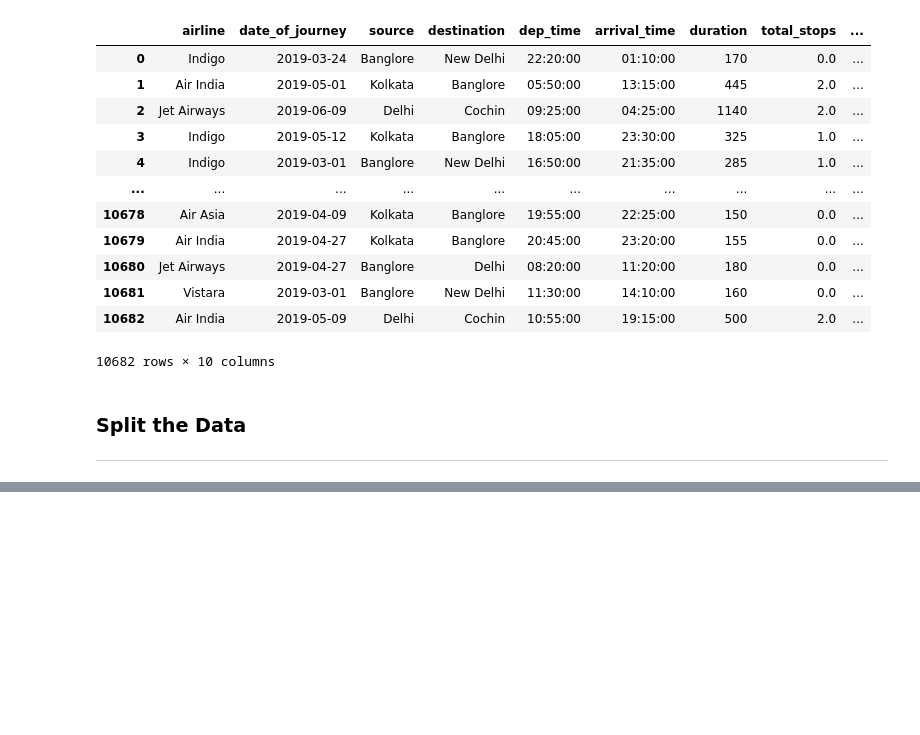
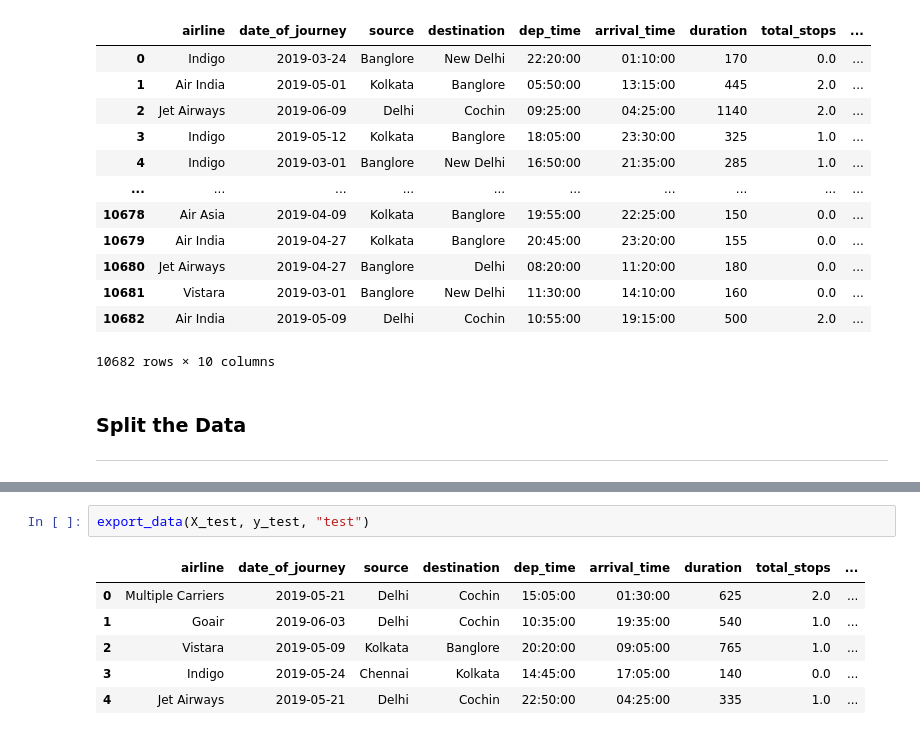
Before and after one commit to SaRvEsH-NaIr/sagemaker-flight-prices-prediction, a Jupyter notebook: Notebooks/data-cleaning.ipynb, the cells around one changed output, grey strips where cells are left out. Cells and saved outputs as stored; diff of their text form; blank space fills up the shorter version.

```diff
--- a/Notebooks/data-cleaning.ipynb
+++ b/Notebooks/data-cleaning.ipynb
@@ -479,0 +518,9 @@ clean_data(flights)
+# %%
+export_data(X_test, y_test, "test")
+# %% [output]
+|  | airline | date_of_journey | source | destination | dep_time | arrival_time | duration | total_stops | ... |
+| 0 | Multiple Carriers | 2019-05-21 | Delhi | Cochin | 15:05:00 | 01:30:00 | 625 | 2.0 | ... |
+| 1 | Goair | 2019-06-03 | Delhi | Cochin | 10:35:00 | 19:35:00 | 540 | 1.0 | ... |
+| 2 | Vistara | 2019-05-09 | Kolkata | Banglore | 20:20:00 | 09:05:00 | 765 | 1.0 | ... |
+| 3 | Indigo | 2019-05-24 | Chennai | Kolkata | 14:45:00 | 17:05:00 | 140 | 0.0 | ... |
+| 4 | Jet Airways | 2019-05-21 | Delhi | Cochin | 22:50:00 | 04:25:00 | 335 | 1.0 | ... |
```
Also changed, not shown: parts of 9 cells of this notebook, 1 other file.
